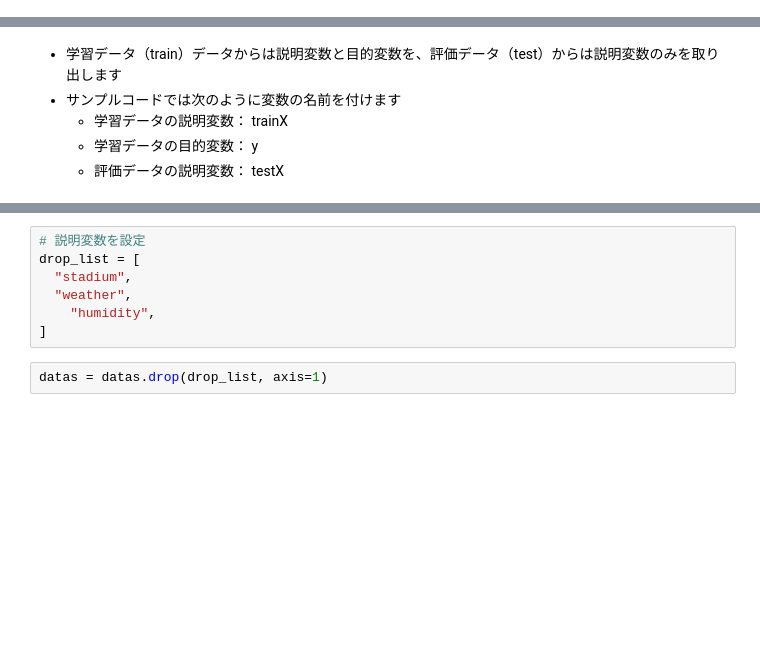
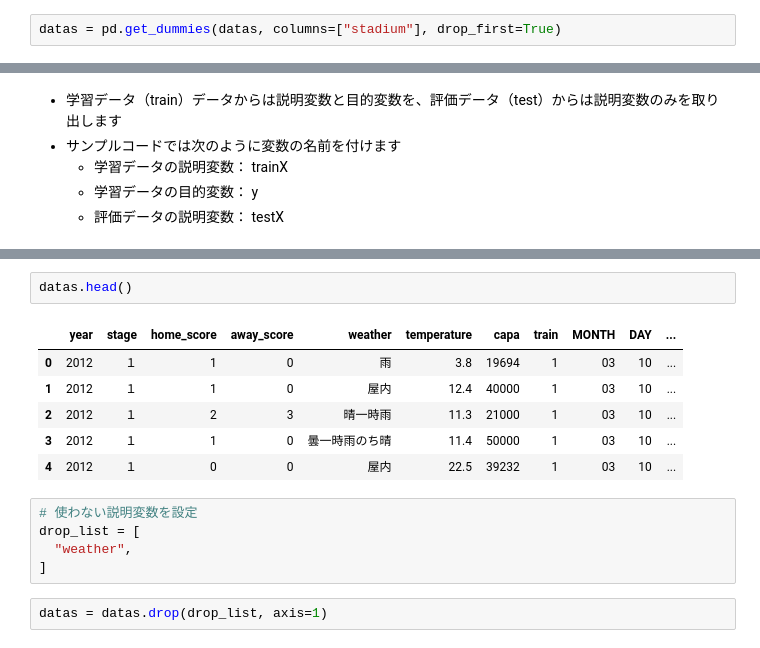
Before and after one commit to Katsuya56/neec-AI, a Jupyter notebook: run.ipynb, the cells around one changed output, grey strips where cells are left out. Cells and saved outputs as stored; diff of their text form; blank space fills up the shorter version.

Commit message:
stadiumのダミー化

```diff
--- a/run.ipynb
+++ b/run.ipynb
@@ -120,3 +112,5 @@ datas = pd.get_dummies(datas, columns=["away_team"], drop_first=True)
+# %%
+datas = pd.get_dummies(datas, columns=["stadium"], drop_first=True)
 # %% [markdown]
 ## 説明変数および目的変数の抽出
 # %% [markdown]
@@ -128,9 +134,16 @@ datas = pd.get_dummies(datas, columns=["away_team"], drop_first=True)
+# %%
+datas.head()
+# %% [output]
+|  | year | stage | home_score | away_score | weather | temperature | capa | train | MONTH | DAY | ... |
+| 0 | 2012 | １ | 1 | 0 | 雨 | 3.8 | 19694 | 1 | 03 | 10 | ... |
+| 1 | 2012 | １ | 1 | 0 | 屋内 | 12.4 | 40000 | 1 | 03 | 10 | ... |
+| 2 | 2012 | １ | 2 | 3 | 晴一時雨 | 11.3 | 21000 | 1 | 03 | 10 | ... |
+| 3 | 2012 | １ | 1 | 0 | 曇一時雨のち晴 | 11.4 | 50000 | 1 | 03 | 10 | ... |
+| 4 | 2012 | １ | 0 | 0 | 屋内 | 22.5 | 39232 | 1 | 03 | 10 | ... |
 # %%
-# 説明変数を設定
+# 使わない説明変数を設定
 drop_list = [
-  "stadium",
   "weather",
-	"humidity",
 ]
 # %%
 datas = datas.drop(drop_list, axis=1)
```
Also changed, not shown: parts of 5 cells of this notebook, 5 other files.
